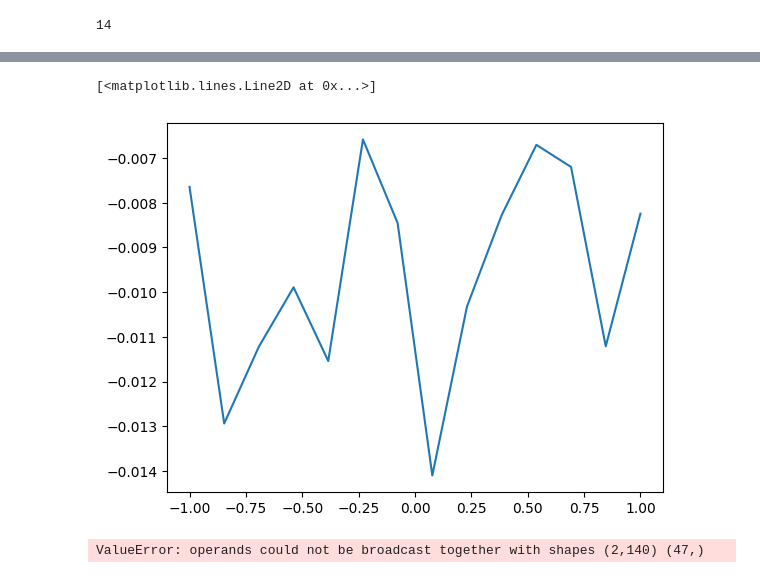
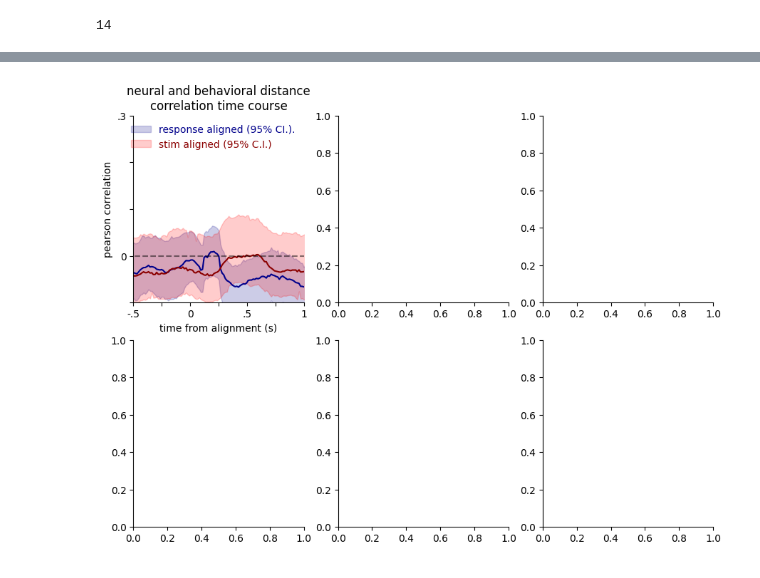
Before and after one commit to brunaafl/ShapeMetrics, a Jupyter notebook: ibl_analyses/notebooks/time_resolved_correlation.ipynb, the cells around one changed output, grey strips where cells are left out. Saved outputs shown, nothing was run; the diff lists cells and outputs as text; code cells hidden in the pictures.

```diff
--- a/ibl_analyses/notebooks/time_resolved_correlation.ipynb
+++ b/ibl_analyses/notebooks/time_resolved_correlation.ipynb
@@ -205,5 +356,3 @@ print(len(ys)) # number of sessions/animals - it is taking just 2?
 print(len(ys[0]))
 print(len(ys[1]))
 print(ys[0][1].shape)
-# %%
-all_corrs_resp = np.array(all_corrs_resp)
@@ -263,5 +403,3 @@ len(all_corrs_stim[6])
 # %%
 # If all lists should have same length, pad them first
 all_corrs_stim_mean= np.array([np.array(x) for x in all_corrs_stim if len(x)==14]).mean(0)
-# %%
-all_corrs_stim[21] = [0]*25
@@ -276,5 +405,0 @@ np.mean(all_corrs_stim,0).shape
-# %%
-plt.plot(np.linspace(-1,1,len(all_corrs_stim[0])),all_corrs_stim_mean)
-# %% [output]
-[<matplotlib.lines.Line2D at 0x...>]
-[figure, removed]
@@ -290,52 +413,41 @@ sig_stim_resp = (1-np.mean(all_corrs_stim<np.mean(all_corrs_resp,0),0))*2 <0.05
 fig, axes = plt.subplots(nrows=2, ncols=3, figsize=(7*1.5,5*1.5))
 axes = axes.flatten()
 
-x_time = np.linspace(-1,1,len(all_corrs_resp[0]))
+x_time = np.linspace(-1,1,len(all_corrs_stim[0]))
 w=10
 x_time += np.diff(x_time)[0]*w
 
-"""# Properly account for stride s=3 and window w=10
-s = 3  # stride used in process_and_correlate_fold
-w = 10  # window size
-
-# Calculate original time series length from output length
-n_bins = len(all_corrs_stim[0])
-# Original length is approximately n_bins * s + w (from range(0, N-w, s))
-N = n_bins * s + w
-time_step = 2.0 / (N - 1)
-
-# x_time represents the center of each window in absolute time
-x_time = -1 + (np.arange(n_bins) * s + w/2) * time_step"""
 
 axes[0].plot(x_time,np.nanmean(all_corrs_resp,0),color="darkblue")
 axes[0].fill_between(x_time,[np.nanpercentile(a,2.5) for a in all_corrs_resp.T],[np.nanpercentile(a,97.5) for a in all_corrs_resp.T],color='darkblue',alpha=0.2,label='response aligned (95% CI.).')
+
 
 axes[0].plot(x_time,np.nanmean(all_corrs_stim,0),color="darkred")
 axes[0].fill_between(x_time,[np.nanpercentile(a,2.5) for a in all_corrs_stim.T],[np.nanpercentile(a,97.5) for a in all_corrs_stim.T],color='r',alpha=0.2,label='stim aligned (95% C.I.)')
 
 axes[0].plot(x_time[sig_stim],np.ones_like(x_time[sig_stim])*0.29,'|',color='darkred')
 axes[0].plot(x_time[sig_resp],np.ones_like(x_time[sig_resp])*0.275,'|',color='darkblue')
 axes[0].plot(x_time[sig_stim_resp],np.ones_like(x_time[sig_stim_resp])*0.26,'|',color='k')
 
 axes[0].plot(x_time,np.zeros_like(x_time),'--',color='k',alpha=0.5)
 axes[0].set_xlabel('time from alignment (s)')
 axes[0].set_ylabel('pearson correlation')
 axes[0].set_title('neural and behavioral distance\ncorrelation time course')
 axes[0].legend()
 axes[0].set_xlim(-0.5,1)
 axes[0].set_ylim(-0.1,0.3)
 axes[0].set_yticks([-0.1,0,0.1,0.2,0.3],['',0,'','','.3'])
 axes[0].set_xticks([-0.5,-0.25,0,0.25,0.5,0.75,1],['-.5','','0','','.5','','1'])
 axes[0].legend(frameon=False)
 # change font color of legend
 leg = axes[0].get_legend()
 ltext  = leg.get_texts()
 
 plt.setp(ltext[1], color='darkred')
 plt.setp(ltext[0], color='darkblue')
 sns.despine()
 #fig.tight_layout()
 
-plt.savefig('../results/neural_behavioral_correlation_time_course.svg',dpi=300)
+#plt.savefig('../results/neural_behavioral_correlation_time_course.svg',dpi=300)
 # %% [output]
-ValueError: operands could not be broadcast together with shapes (2,140) (47,)
+[figure, added]
```
Also changed, not shown: parts of 14 cells of this notebook, 6 other files.
